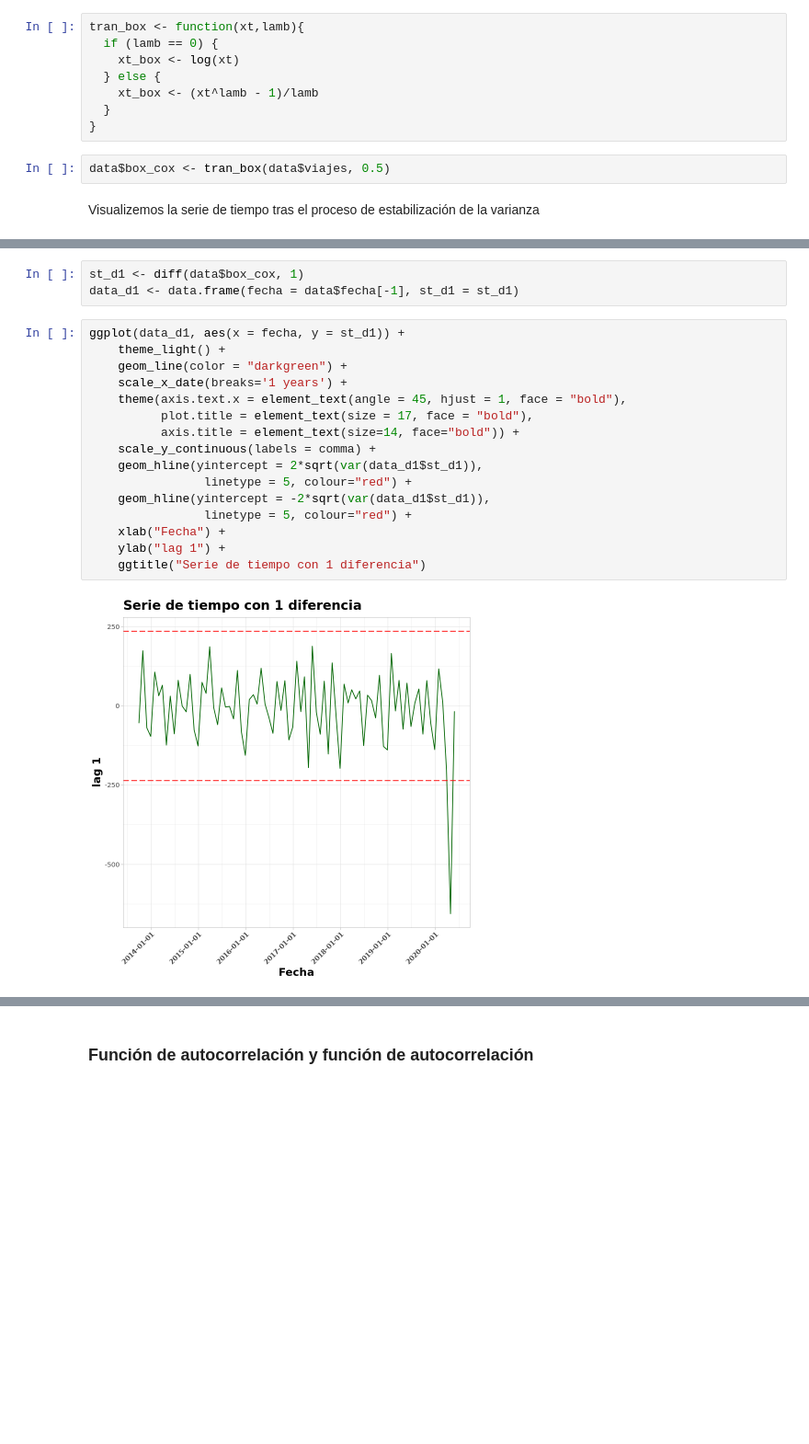
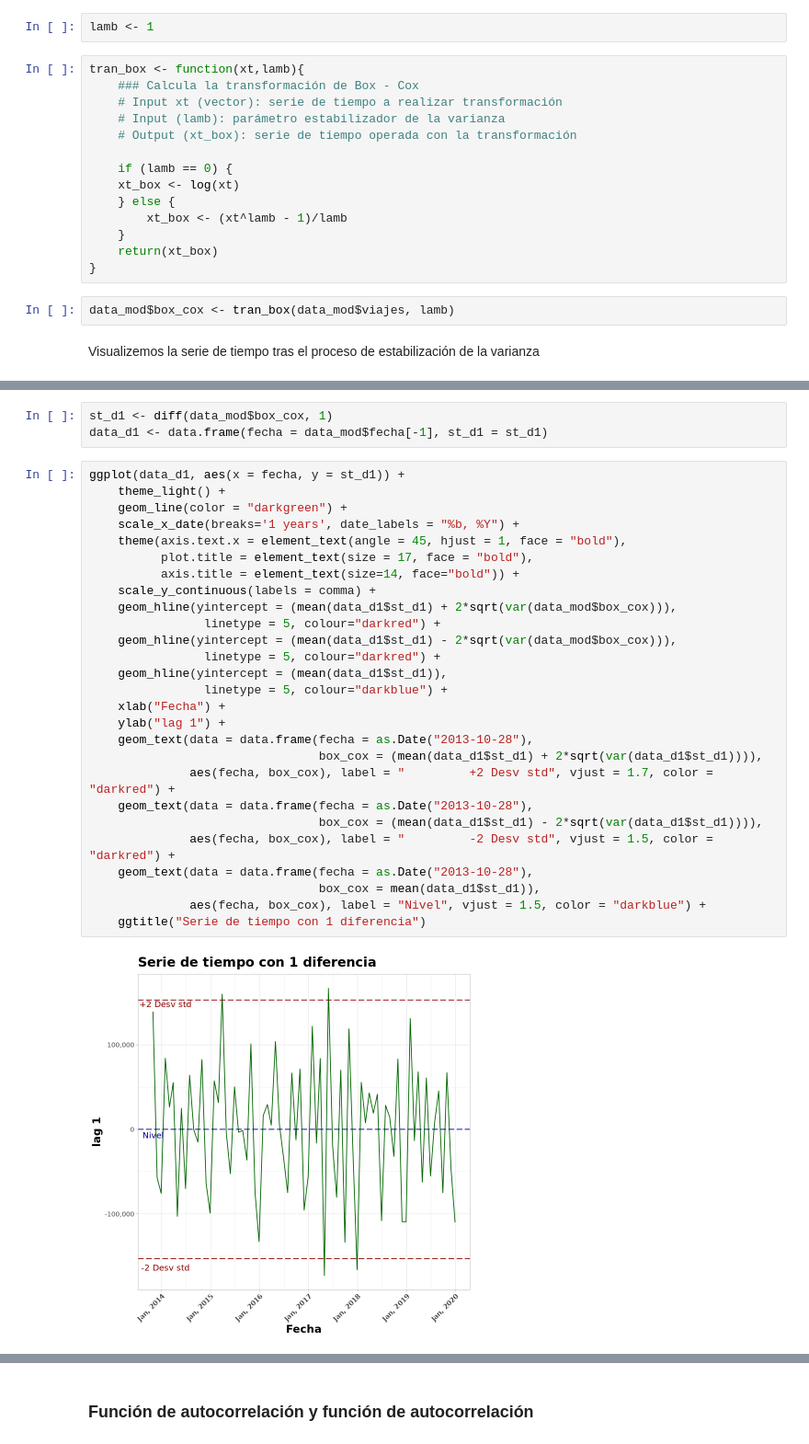
Before and after one commit to prope-2020-gh-classroom/practica-final-por-equipos-verano-2020-itam-Eduardo-Moreno, a Jupyter notebook: Analisis_ST.ipynb, the cells around one changed output, grey strips where cells are left out. Shown: that part at 92% size. Saved outputs shown, nothing was run; the diff lists cells and outputs as text; blank space fills up the shorter version.

```diff
--- a/Analisis_ST.ipynb
+++ b/Analisis_ST.ipynb
@@ -115,12 +175,20 @@ Notemos que la transformación sugerida por la metodología de $Box-Cox$ es muy
+# %%
+lamb <- 1
 # %%
 tran_box <- function(xt,lamb){
-  if (lamb == 0) {
+    ### Calcula la transformación de Box - Cox
+    # Input xt (vector): serie de tiempo a realizar transformación
+    # Input (lamb): parámetro estabilizador de la varianza
+    # Output (xt_box): serie de tiempo operada con la transformación
+
+    if (lamb == 0) {
     xt_box <- log(xt)
-  } else {
-    xt_box <- (xt^lamb - 1)/lamb
-  }
+    } else {
+        xt_box <- (xt^lamb - 1)/lamb
+    }
+    return(xt_box)
 }
 # %%
-data$box_cox <- tran_box(data$viajes, 0.5)
+data_mod$box_cox <- tran_box(data_mod$viajes, lamb)
 # %% [markdown]
 Visualizemos la serie de tiempo tras el proceso de estabilización de la varianza
@@ -147,21 +233,32 @@ Visualizemos la serie de tiempo con una diferencia $(d = 1)$
 # %%
-st_d1 <- diff(data$box_cox, 1)
-data_d1 <- data.frame(fecha = data$fecha[-1], st_d1 = st_d1)
+st_d1 <- diff(data_mod$box_cox, 1)
+data_d1 <- data.frame(fecha = data_mod$fecha[-1], st_d1 = st_d1)
 # %%
 ggplot(data_d1, aes(x = fecha, y = st_d1)) +
     theme_light() +
     geom_line(color = "darkgreen") +
-    scale_x_date(breaks='1 years') +
+    scale_x_date(breaks='1 years', date_labels = "%b, %Y") +
     theme(axis.text.x = element_text(angle = 45, hjust = 1, face = "bold"),
           plot.title = element_text(size = 17, face = "bold"),
           axis.title = element_text(size=14, face="bold")) +
     scale_y_continuous(labels = comma) +
-    geom_hline(yintercept = 2*sqrt(var(data_d1$st_d1)),
-                linetype = 5, colour="red") +
-    geom_hline(yintercept = -2*sqrt(var(data_d1$st_d1)),
-                linetype = 5, colour="red") +
+    geom_hline(yintercept = (mean(data_d1$st_d1) + 2*sqrt(var(data_mod$box_cox))),
+                linetype = 5, colour="darkred") +
+    geom_hline(yintercept = (mean(data_d1$st_d1) - 2*sqrt(var(data_mod$box_cox))),
+                linetype = 5, colour="darkred") +
+    geom_hline(yintercept = (mean(data_d1$st_d1)),
+                linetype = 5, colour="darkblue") +
     xlab("Fecha") +
     ylab("lag 1") +
+    geom_text(data = data.frame(fecha = as.Date("2013-10-28"),
+                                box_cox = (mean(data_d1$st_d1) + 2*sqrt(var(data_d1$st_d1)))),
+              aes(fecha, box_cox), label = "         +2 Desv std", vjust = 1.7, color = "darkred") +
+    geom_text(data = data.frame(fecha = as.Date("2013-10-28"),
+                                box_cox = (mean(data_d1$st_d1) - 2*sqrt(var(data_d1$st_d1)))),
+              aes(fecha, box_cox), label = "         -2 Desv std", vjust = 1.5, color = "darkred") +
+    geom_text(data = data.frame(fecha = as.Date("2013-10-28"),
+                                box_cox = mean(data_d1$st_d1)),
+              aes(fecha, box_cox), label = "Nivel", vjust = 1.5, color = "darkblue") +
     ggtitle("Serie de tiempo con 1 diferencia")
 # %% [output]
-[figure, old version]
+[figure, new version]
```
Also changed, not shown: parts of 78 cells of this notebook.
